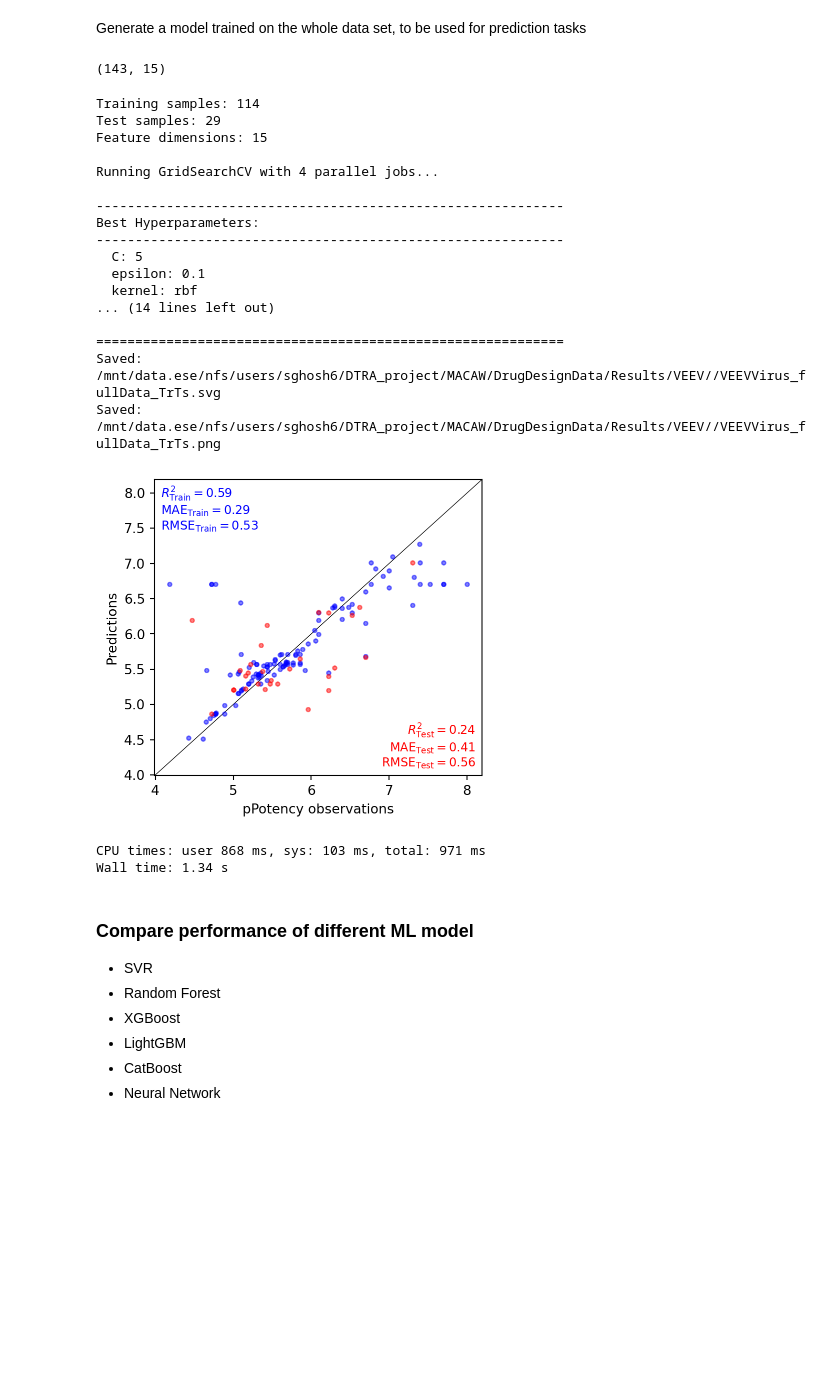
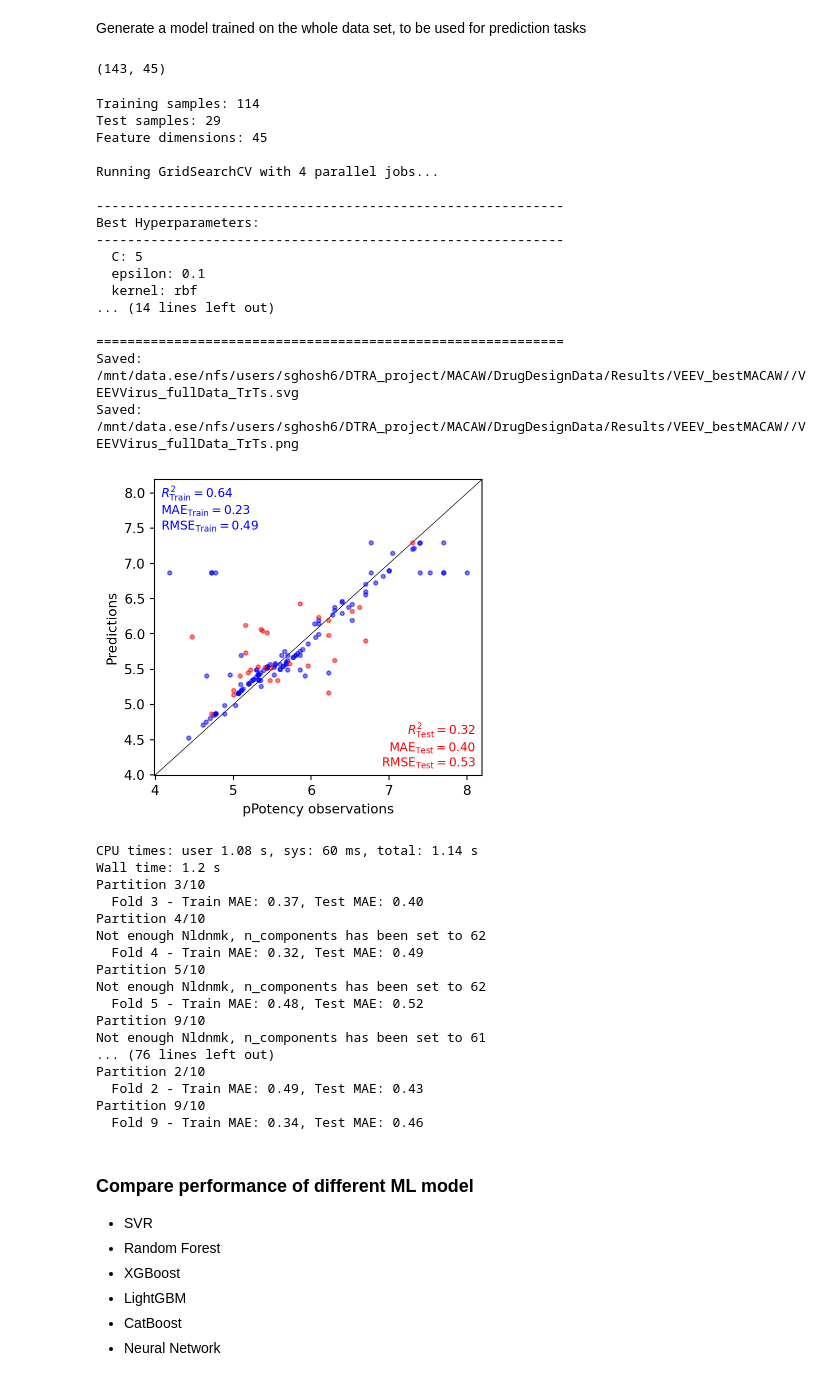
Before and after one commit to soumyadeepghosh35/DTRA_DrugDesign, a Jupyter notebook: DTRA_project_notebooks/Step3_MACAW_virus-VEEV.ipynb, the cells around one changed output. Cells and saved outputs as stored; diff of their text form; code cells hidden in the pictures; blank space fills up the shorter version.

Commit message:
added new macaw parameters for making ART compatible input files for VEEV

```diff
--- a/DTRA_project_notebooks/Step3_MACAW_virus-VEEV.ipynb
+++ b/DTRA_project_notebooks/Step3_MACAW_virus-VEEV.ipynb
@@ -61,7 +61,7 @@ matplotlib.rcParams['savefig.dpi'] = 600
 dataDir = '/mnt/data.ese/nfs/users/sghosh6/DTRA_project/MACAW/DrugDesignData/'
 modelBuildingDataDir = os.path.join(dataDir, 'modelBuildingData/')
 resultsDir = os.path.join(dataDir, 'Results/')
-saveDir = os.path.join(resultsDir, "VEEV/")
+saveDir = os.path.join(resultsDir, "VEEV_bestMACAW/")
 os.makedirs(saveDir, exist_ok=True)
 # %%
 allVirusData_chEMBL_wMACAW = pd.read_csv(modelBuildingDataDir + 'allVirusData_chEMBL_uM_wMACAW.csv')
@@ -258,7 +258,7 @@ print("Shape after sampling 100 rows:", VEEVVirusData_chEMBL.shape)
 mcw = MACAW(
     type_fp='atompairs',
     metric='sokal',
-    n_components=15,
+    n_components=45,
     n_landmarks=100,
     random_state=42
 )
@@ -515,8 +507,17 @@ mcw.fit(smiles, Y)
+# %%
+mcw = MACAW(
+    type_fp='atompairs',
+    metric='sokal',
+    n_components=45,
+    n_landmarks=100,
+    random_state=42
+)
+mcw.fit(smiles, Y)
 # %%
 X_all = mcw.transform(smiles)
 X_all.shape
 # %% [output]
-(143, 15)
+(143, 45)
 # %%
 %%time
 from sklearn.model_selection import train_test_split, GridSearchCV
@@ -544,9 +545,9 @@ print(f"Test samples: {len(X_test_smi)}")
 mcw = MACAW(
     type_fp='atompairs',
     metric='sokal',
-    n_components=15,
+    n_components=45,
     n_landmarks=100,
-    random_state=39
+    random_state=42
 )
 mcw.fit(X_train_smi, Y_train)
 
@@ -629,39 +630,54 @@ elif test_r2 >= 0.7:
 print("\n" + "="*60)
 
 # ---------------------------
 # 7. GENERATE PARITY PLOT
 # ---------------------------
 parity_plot(
     x=Y_train,                      # observed train
     y=y_train_pred,                 # predicted train (in-sample)
     x_test=Y_test,                  # observed test
     y_test=y_test_pred,             # predicted test (held-out)
     xlabel="pPotency observations",
     ylabel="Predictions",
     savetitle=saveDir + '/VEEVVirus_fullData_TrTs.svg',
     save_formats=['svg', 'png']
 )
 # %% [output]
 Training samples: 114
 Test samples: 29
-Feature dimensions: 15
+Feature dimensions: 45
 
 Running GridSearchCV with 4 parallel jobs...
 
 ------------------------------------------------------------
 Best Hyperparameters:
 ------------------------------------------------------------
   C: 5
   epsilon: 0.1
   kernel: rbf
 ... (14 lines left out)
 
 ============================================================
-Saved: /mnt/data.ese/nfs/users/sghosh6/DTRA_project/MACAW/DrugDesignData/Results/VEEV//VEEVVirus_fullData_TrTs.svg
-Saved: /mnt/data.ese/nfs/users/sghosh6/DTRA_project/MACAW/DrugDesignData/Results/VEEV//VEEVVirus_fullData_TrTs.png
+Saved: /mnt/data.ese/nfs/users/sghosh6/DTRA_project/MACAW/DrugDesignData/Results/VEEV_bestMACAW//VEEVVirus_fullData_TrTs.svg
+Saved: /mnt/data.ese/nfs/users/sghosh6/DTRA_project/MACAW/DrugDesignData/Results/VEEV_bestMACAW//VEEVVirus_fullData_TrTs.png
-[figure, old version]
+[figure, new version]
-CPU times: user 868 ms, sys: 103 ms, total: 971 ms
-Wall time: 1.34 s
+CPU times: user 1.08 s, sys: 60 ms, total: 1.14 s
+Wall time: 1.2 s
+Partition 3/10
+  Fold 3 - Train MAE: 0.37, Test MAE: 0.40
+Partition 4/10
+Not enough Nldnmk, n_components has been set to 62
+  Fold 4 - Train MAE: 0.32, Test MAE: 0.49
+Partition 5/10
+Not enough Nldnmk, n_components has been set to 62
+  Fold 5 - Train MAE: 0.48, Test MAE: 0.52
+Partition 9/10
+Not enough Nldnmk, n_components has been set to 61
+... (76 lines left out)
+Partition 2/10
+  Fold 2 - Train MAE: 0.49, Test MAE: 0.43
+Partition 9/10
+  Fold 9 - Train MAE: 0.34, Test MAE: 0.46
 # %% [markdown]
 ### Compare performance of different ML model
 
```
Also changed, not shown: parts of 10 cells of this notebook.
